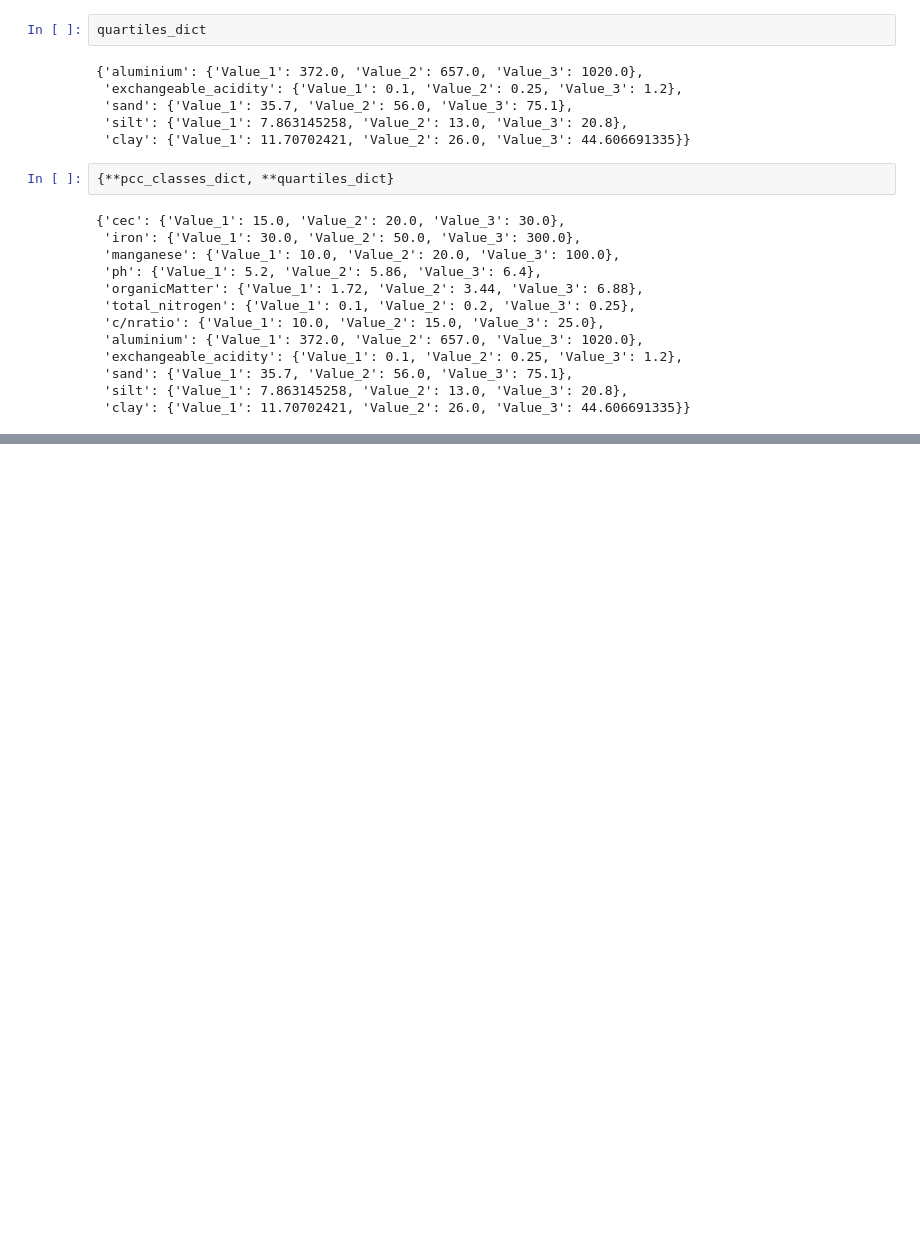
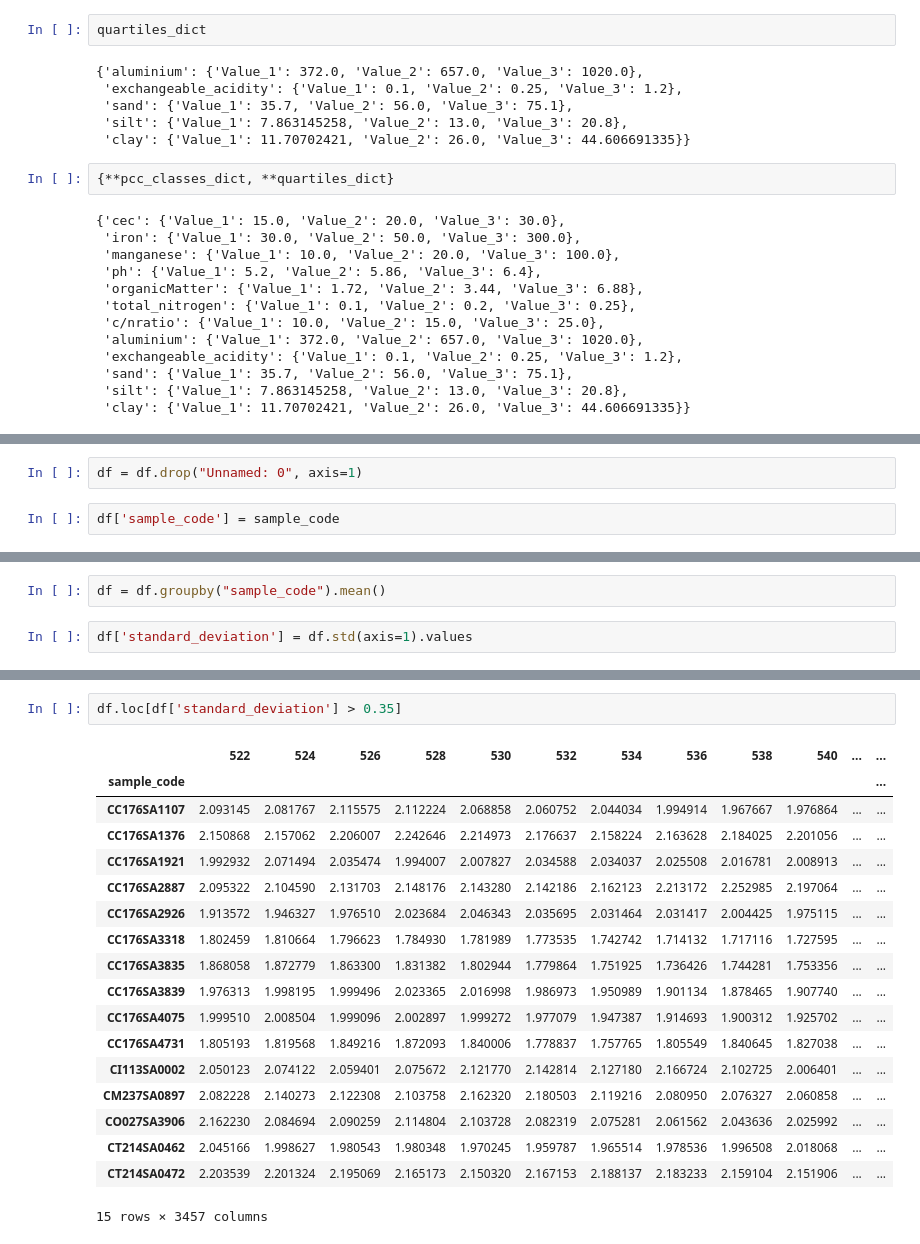
Before and after one commit to TomiTsuma/DSML124, a Jupyter notebook: Untitled.ipynb, the cells around one changed output, grey strips where cells are left out. Drawn from its saved outputs; the diff is of its cells as text; blank space fills up the shorter version.

```diff
--- a/Untitled.ipynb
+++ b/Untitled.ipynb
@@ -157,0 +338,4 @@ quartiles_dict
+# %%
+df = df.drop("Unnamed: 0", axis=1)
+# %%
+df['sample_code'] = sample_code
@@ -157,0 +344,4 @@ quartiles_dict
+# %%
+df = df.groupby("sample_code").mean()
+# %%
+df['standard_deviation'] = df.std(axis=1).values
@@ -157,0 +406,21 @@ quartiles_dict
+# %%
+df.loc[df['standard_deviation'] > 0.35]
+# %% [output]
+|  | 522 | 524 | 526 | 528 | 530 | 532 | 534 | 536 | 538 | 540 | ... | ... |
+| sample_code |  |  |  |  |  |  |  |  |  |  |  | ... |
+| CC176SA1107 | 2.093145 | 2.081767 | 2.115575 | 2.112224 | 2.068858 | 2.060752 | 2.044034 | 1.994914 | 1.967667 | 1.976864 | ... | ... |
+| CC176SA1376 | 2.150868 | 2.157062 | 2.206007 | 2.242646 | 2.214973 | 2.176637 | 2.158224 | 2.163628 | 2.184025 | 2.201056 | ... | ... |
+| CC176SA1921 | 1.992932 | 2.071494 | 2.035474 | 1.994007 | 2.007827 | 2.034588 | 2.034037 | 2.025508 | 2.016781 | 2.008913 | ... | ... |
+| CC176SA2887 | 2.095322 | 2.104590 | 2.131703 | 2.148176 | 2.143280 | 2.142186 | 2.162123 | 2.213172 | 2.252985 | 2.197064 | ... | ... |
+| CC176SA2926 | 1.913572 | 1.946327 | 1.976510 | 2.023684 | 2.046343 | 2.035695 | 2.031464 | 2.031417 | 2.004425 | 1.975115 | ... | ... |
+| CC176SA3318 | 1.802459 | 1.810664 | 1.796623 | 1.784930 | 1.781989 | 1.773535 | 1.742742 | 1.714132 | 1.717116 | 1.727595 | ... | ... |
+| CC176SA3835 | 1.868058 | 1.872779 | 1.863300 | 1.831382 | 1.802944 | 1.779864 | 1.751925 | 1.736426 | 1.744281 | 1.753356 | ... | ... |
+| CC176SA3839 | 1.976313 | 1.998195 | 1.999496 | 2.023365 | 2.016998 | 1.986973 | 1.950989 | 1.901134 | 1.878465 | 1.907740 | ... | ... |
+| CC176SA4075 | 1.999510 | 2.008504 | 1.999096 | 2.002897 | 1.999272 | 1.977079 | 1.947387 | 1.914693 | 1.900312 | 1.925702 | ... | ... |
+| CC176SA4731 | 1.805193 | 1.819568 | 1.849216 | 1.872093 | 1.840006 | 1.778837 | 1.757765 | 1.805549 | 1.840645 | 1.827038 | ... | ... |
+| CI113SA0002 | 2.050123 | 2.074122 | 2.059401 | 2.075672 | 2.121770 | 2.142814 | 2.127180 | 2.166724 | 2.102725 | 2.006401 | ... | ... |
+| CM237SA0897 | 2.082228 | 2.140273 | 2.122308 | 2.103758 | 2.162320 | 2.180503 | 2.119216 | 2.080950 | 2.076327 | 2.060858 | ... | ... |
+| CO027SA3906 | 2.162230 | 2.084694 | 2.090259 | 2.114804 | 2.103728 | 2.082319 | 2.075281 | 2.061562 | 2.043636 | 2.025992 | ... | ... |
+| CT214SA0462 | 2.045166 | 1.998627 | 1.980543 | 1.980348 | 1.970245 | 1.959787 | 1.965514 | 1.978536 | 1.996508 | 2.018068 | ... | ... |
+| CT214SA0472 | 2.203539 | 2.201324 | 2.195069 | 2.165173 | 2.150320 | 2.167153 | 2.188137 | 2.183233 | 2.159104 | 2.151906 | ... | ... |
+15 rows × 3457 columns
```
Also changed, not shown: parts of 41 cells of this notebook, 10 other files.
